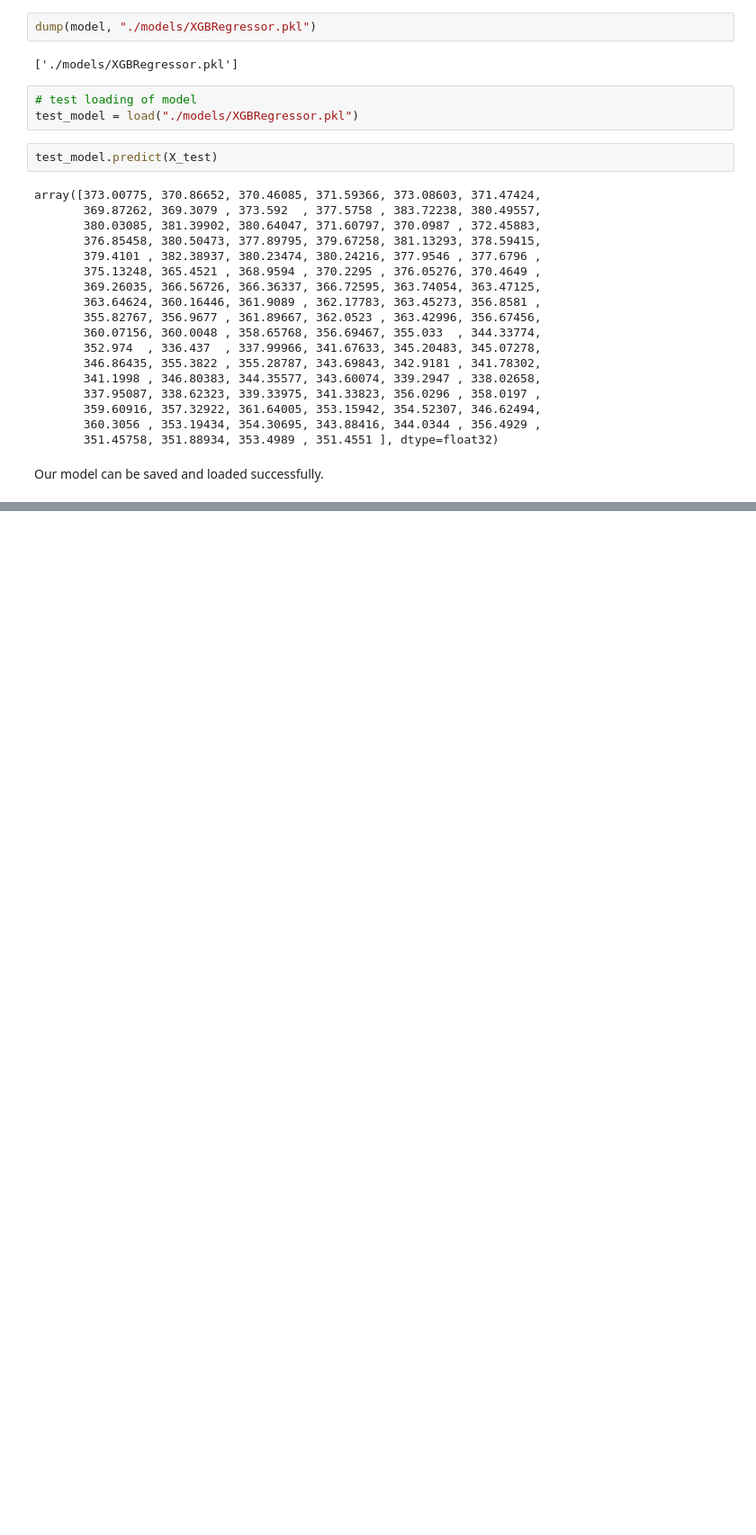
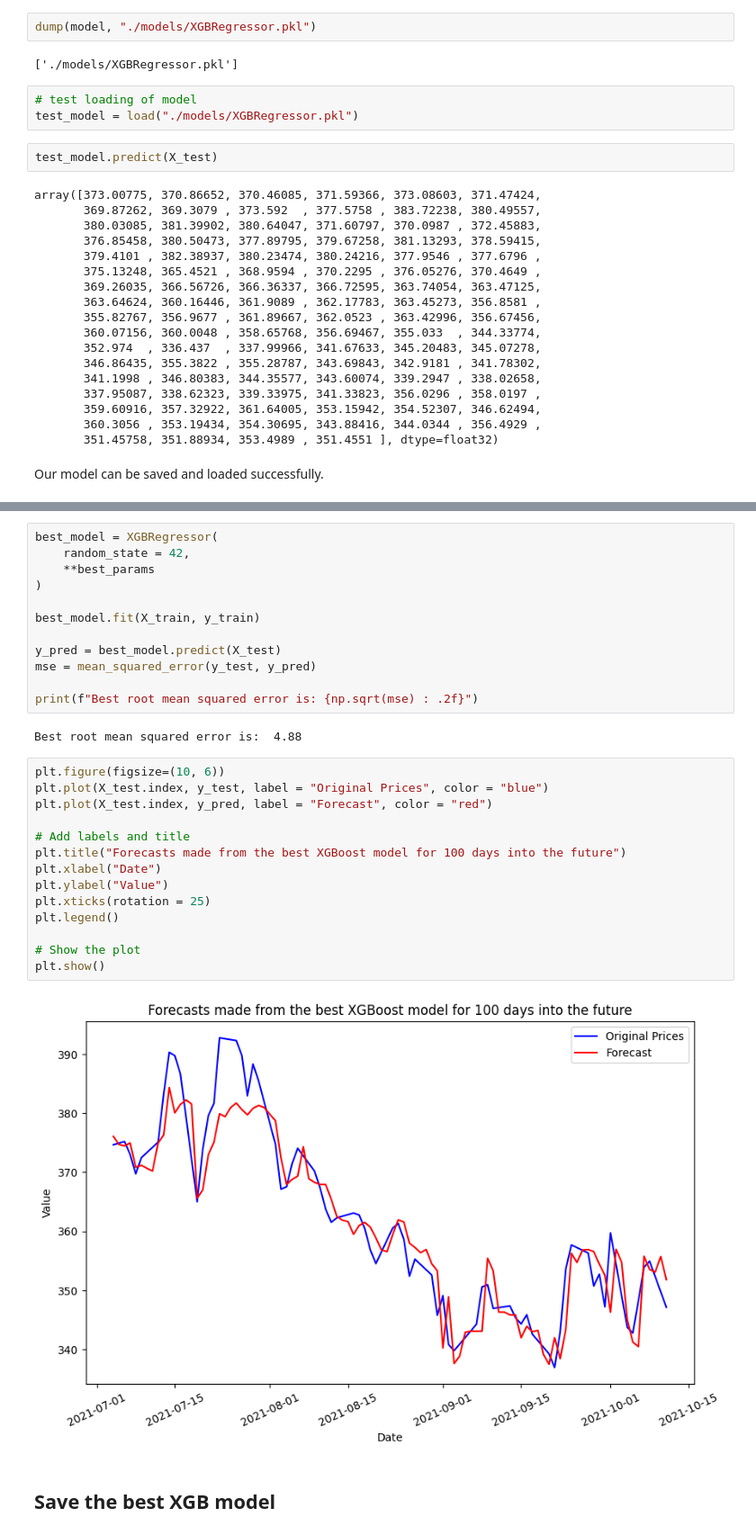
Before and after one commit to yjiahao/time-series-stocks, a Jupyter notebook: XGBoost.ipynb, the cells around one changed output, grey strips where cells are left out. Shown at 90% size. Saved outputs shown, nothing was run; the diff lists cells and outputs as text; blank space fills up the shorter version.

Commit message:
add tuning of XGBRegressor

```diff
--- a/XGBoost.ipynb
+++ b/XGBoost.ipynb
@@ -257,0 +352,32 @@ Our model can be saved and loaded successfully.
+# %%
+best_model = XGBRegressor(
+    random_state = 42,
+    **best_params
+)
+
+best_model.fit(X_train, y_train)
+
+y_pred = best_model.predict(X_test)
+mse = mean_squared_error(y_test, y_pred)
+
+print(f"Best root mean squared error is: {np.sqrt(mse) : .2f}")
+# %% [output]
+Best root mean squared error is:  4.88
+# %%
+plt.figure(figsize=(10, 6))
+plt.plot(X_test.index, y_test, label = "Original Prices", color = "blue")
+plt.plot(X_test.index, y_pred, label = "Forecast", color = "red")
+
+# Add labels and title
+plt.title("Forecasts made from the best XGBoost model for 100 days into the future")
+plt.xlabel("Date")
+plt.ylabel("Value")
+plt.xticks(rotation = 25)
+plt.legend()
+
+# Show the plot
+plt.show()
+# %% [output]
+[figure, added]
+# %% [markdown]
+## Save the best XGB model
```
Also changed, not shown: parts of 4 cells of this notebook, 1 other file.
